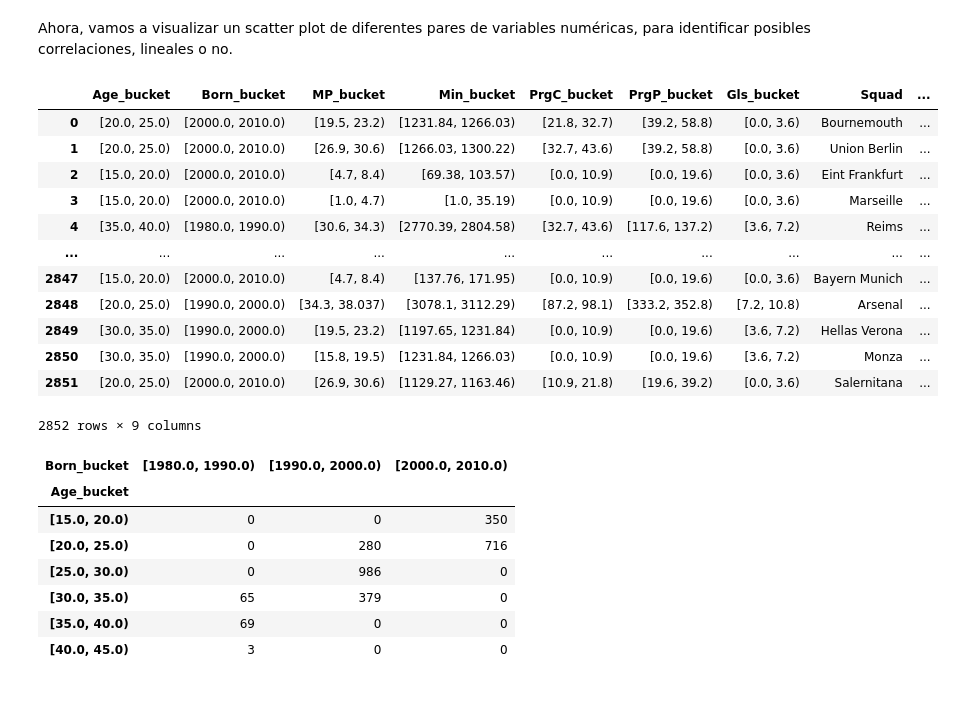
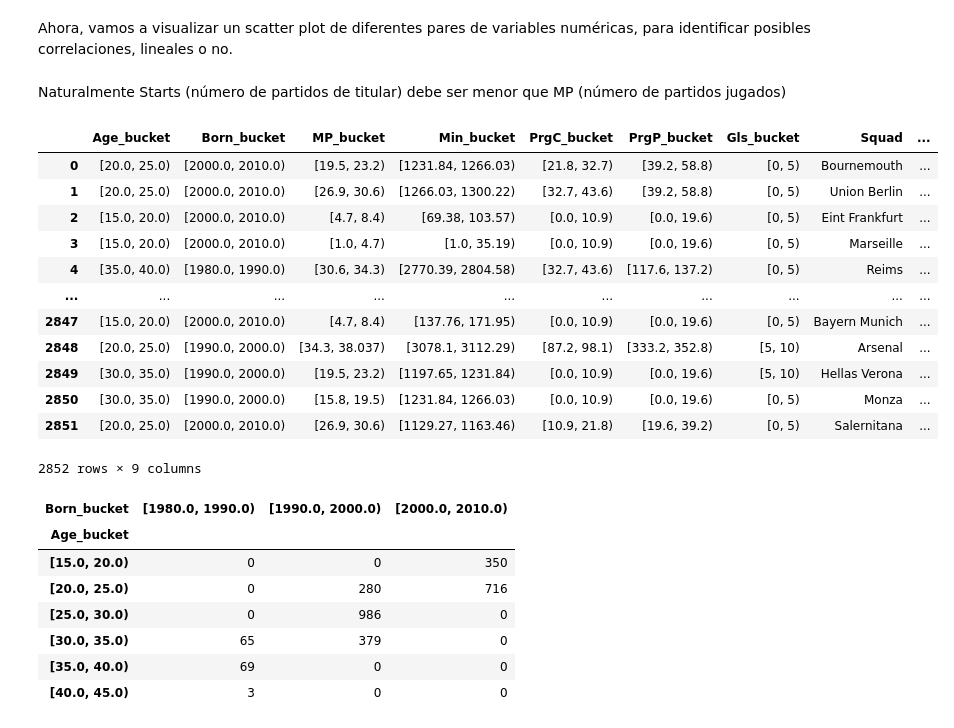
Before and after one commit to donielix/esic-bigdata-iv-blackops, a Jupyter notebook: notebooks/tema-3-eda/Footbal-players-analysis.ipynb, the cells around one changed output. Saved outputs shown, nothing was run; the diff lists cells and outputs as text; code cells hidden in the pictures; blank space fills up the shorter version.

```diff
--- a/notebooks/tema-3-eda/Footbal-players-analysis.ipynb
+++ b/notebooks/tema-3-eda/Footbal-players-analysis.ipynb
@@ -150,2 +153,4 @@ fig = px.scatter_matrix(
 )
 fig.update_traces(diagonal_visible=False)
+# %% [markdown]
+Naturalmente Starts (número de partidos de titular) debe ser menor que MP (número de partidos jugados)
@@ -159,30 +175,30 @@ def bucketize(col, bins):
 # %%
 df_trans = df.select(
     bucketize("Age", bins=[15, 20, 25, 30, 35, 40, 45, 50]).alias("Age_bucket"),
     bucketize("Born", bins=[1980, 1990, 2000, 2010]).alias("Born_bucket"),
     bucketize("MP", bins=10).alias("MP_bucket"),
     bucketize("Min", bins=100).alias("Min_bucket"),
     bucketize("PrgC", bins=20).alias("PrgC_bucket"),
     bucketize("PrgP", bins=20).alias("PrgP_bucket"),
-    bucketize("Gls", bins=10).alias("Gls_bucket"),
+    bucketize("Gls", bins=[0, 5, 10, 15, 20, 25, 30, 40]).alias("Gls_bucket"),
     "Squad",
     "Pos",
 ).toPandas()
 
 display(df_trans)
 # %% [output]
 |  | Age_bucket | Born_bucket | MP_bucket | Min_bucket | PrgC_bucket | PrgP_bucket | Gls_bucket | Squad | ... |
-| 0 | [20.0, 25.0) | [2000.0, 2010.0) | [19.5, 23.2) | [1231.84, 1266.03) | [21.8, 32.7) | [39.2, 58.8) | [0.0, 3.6) | Bournemouth | ... |
-| 1 | [20.0, 25.0) | [2000.0, 2010.0) | [26.9, 30.6) | [1266.03, 1300.22) | [32.7, 43.6) | [39.2, 58.8) | [0.0, 3.6) | Union Berlin | ... |
-| 2 | [15.0, 20.0) | [2000.0, 2010.0) | [4.7, 8.4) | [69.38, 103.57) | [0.0, 10.9) | [0.0, 19.6) | [0.0, 3.6) | Eint Frankfurt | ... |
-| 3 | [15.0, 20.0) | [2000.0, 2010.0) | [1.0, 4.7) | [1.0, 35.19) | [0.0, 10.9) | [0.0, 19.6) | [0.0, 3.6) | Marseille | ... |
-| 4 | [35.0, 40.0) | [1980.0, 1990.0) | [30.6, 34.3) | [2770.39, 2804.58) | [32.7, 43.6) | [117.6, 137.2) | [3.6, 7.2) | Reims | ... |
+| 0 | [20.0, 25.0) | [2000.0, 2010.0) | [19.5, 23.2) | [1231.84, 1266.03) | [21.8, 32.7) | [39.2, 58.8) | [0, 5) | Bournemouth | ... |
+| 1 | [20.0, 25.0) | [2000.0, 2010.0) | [26.9, 30.6) | [1266.03, 1300.22) | [32.7, 43.6) | [39.2, 58.8) | [0, 5) | Union Berlin | ... |
+| 2 | [15.0, 20.0) | [2000.0, 2010.0) | [4.7, 8.4) | [69.38, 103.57) | [0.0, 10.9) | [0.0, 19.6) | [0, 5) | Eint Frankfurt | ... |
+| 3 | [15.0, 20.0) | [2000.0, 2010.0) | [1.0, 4.7) | [1.0, 35.19) | [0.0, 10.9) | [0.0, 19.6) | [0, 5) | Marseille | ... |
+| 4 | [35.0, 40.0) | [1980.0, 1990.0) | [30.6, 34.3) | [2770.39, 2804.58) | [32.7, 43.6) | [117.6, 137.2) | [0, 5) | Reims | ... |
 | ... | ... | ... | ... | ... | ... | ... | ... | ... | ... |
-| 2847 | [15.0, 20.0) | [2000.0, 2010.0) | [4.7, 8.4) | [137.76, 171.95) | [0.0, 10.9) | [0.0, 19.6) | [0.0, 3.6) | Bayern Munich | ... |
-| 2848 | [20.0, 25.0) | [1990.0, 2000.0) | [34.3, 38.037) | [3078.1, 3112.29) | [87.2, 98.1) | [333.2, 352.8) | [7.2, 10.8) | Arsenal | ... |
-| 2849 | [30.0, 35.0) | [1990.0, 2000.0) | [19.5, 23.2) | [1197.65, 1231.84) | [0.0, 10.9) | [0.0, 19.6) | [3.6, 7.2) | Hellas Verona | ... |
-| 2850 | [30.0, 35.0) | [1990.0, 2000.0) | [15.8, 19.5) | [1231.84, 1266.03) | [0.0, 10.9) | [0.0, 19.6) | [3.6, 7.2) | Monza | ... |
-| 2851 | [20.0, 25.0) | [2000.0, 2010.0) | [26.9, 30.6) | [1129.27, 1163.46) | [10.9, 21.8) | [19.6, 39.2) | [0.0, 3.6) | Salernitana | ... |
+| 2847 | [15.0, 20.0) | [2000.0, 2010.0) | [4.7, 8.4) | [137.76, 171.95) | [0.0, 10.9) | [0.0, 19.6) | [0, 5) | Bayern Munich | ... |
+| 2848 | [20.0, 25.0) | [1990.0, 2000.0) | [34.3, 38.037) | [3078.1, 3112.29) | [87.2, 98.1) | [333.2, 352.8) | [5, 10) | Arsenal | ... |
+| 2849 | [30.0, 35.0) | [1990.0, 2000.0) | [19.5, 23.2) | [1197.65, 1231.84) | [0.0, 10.9) | [0.0, 19.6) | [5, 10) | Hellas Verona | ... |
+| 2850 | [30.0, 35.0) | [1990.0, 2000.0) | [15.8, 19.5) | [1231.84, 1266.03) | [0.0, 10.9) | [0.0, 19.6) | [0, 5) | Monza | ... |
+| 2851 | [20.0, 25.0) | [2000.0, 2010.0) | [26.9, 30.6) | [1129.27, 1163.46) | [10.9, 21.8) | [19.6, 39.2) | [0, 5) | Salernitana | ... |
 2852 rows × 9 columns
 # %%
 contingency = pd.crosstab(
```
Also changed, not shown: parts of 8 cells of this notebook.
